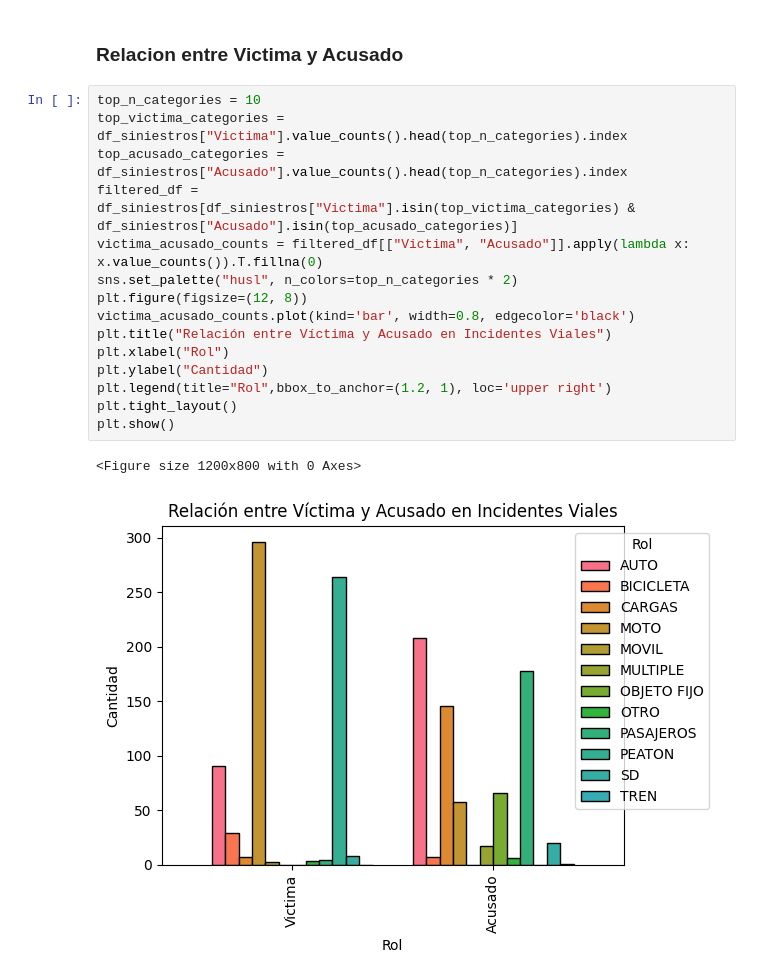
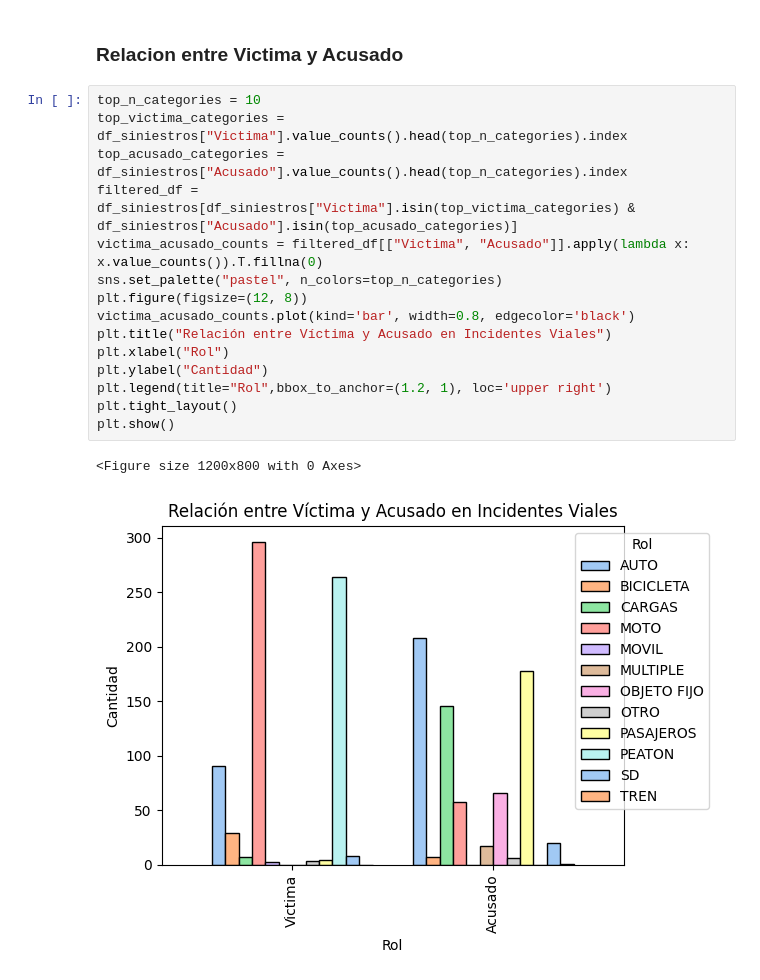
Before and after one commit to ASGuzman/PI2_Siniestros_Viales, a Jupyter notebook: EDA.ipynb, the cells around one changed output. Cells and saved outputs as stored; diff of their text form.

```diff
--- a/EDA.ipynb
+++ b/EDA.ipynb
@@ -495,18 +582,18 @@ plt.show()
 # %%
 top_n_categories = 10
 top_victima_categories = df_siniestros["Victima"].value_counts().head(top_n_categories).index
 top_acusado_categories = df_siniestros["Acusado"].value_counts().head(top_n_categories).index
 filtered_df = df_siniestros[df_siniestros["Victima"].isin(top_victima_categories) & df_siniestros["Acusado"].isin(top_acusado_categories)]
 victima_acusado_counts = filtered_df[["Victima", "Acusado"]].apply(lambda x: x.value_counts()).T.fillna(0)
-sns.set_palette("husl", n_colors=top_n_categories * 2)
+sns.set_palette("pastel", n_colors=top_n_categories)
 plt.figure(figsize=(12, 8))
 victima_acusado_counts.plot(kind='bar', width=0.8, edgecolor='black')
 plt.title("Relación entre Víctima y Acusado en Incidentes Viales")
 plt.xlabel("Rol")
 plt.ylabel("Cantidad")
 plt.legend(title="Rol",bbox_to_anchor=(1.2, 1), loc='upper right')
 plt.tight_layout()
 plt.show()
 # %% [output]
 <Figure size 1200x800 with 0 Axes>
-[figure, old version]
+[figure, new version]
```
Also changed, not shown: parts of 18 cells of this notebook, 1 other file.
